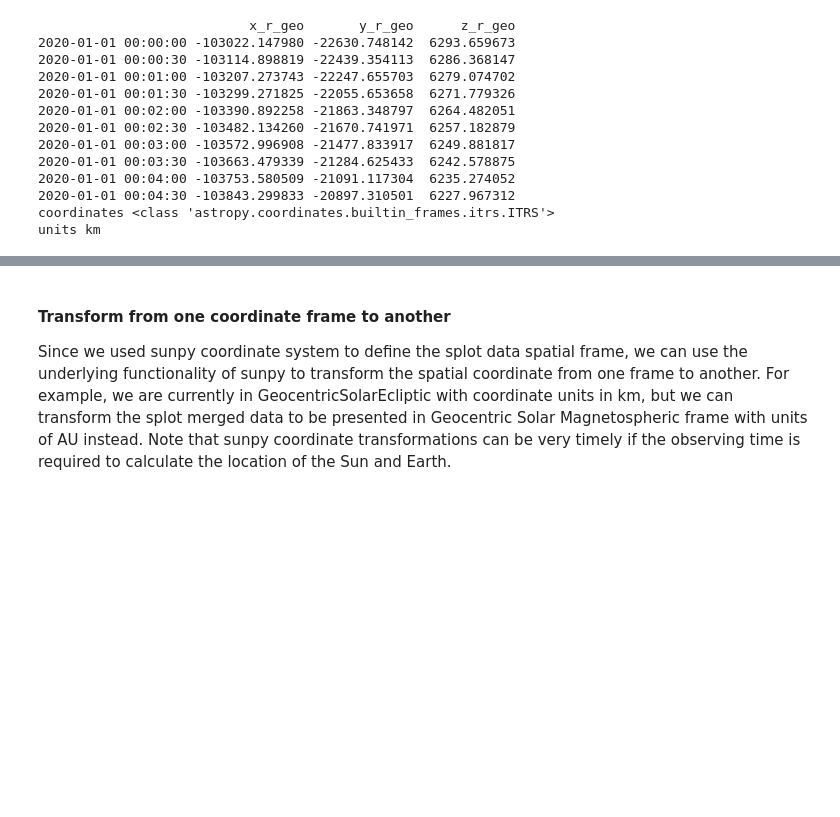
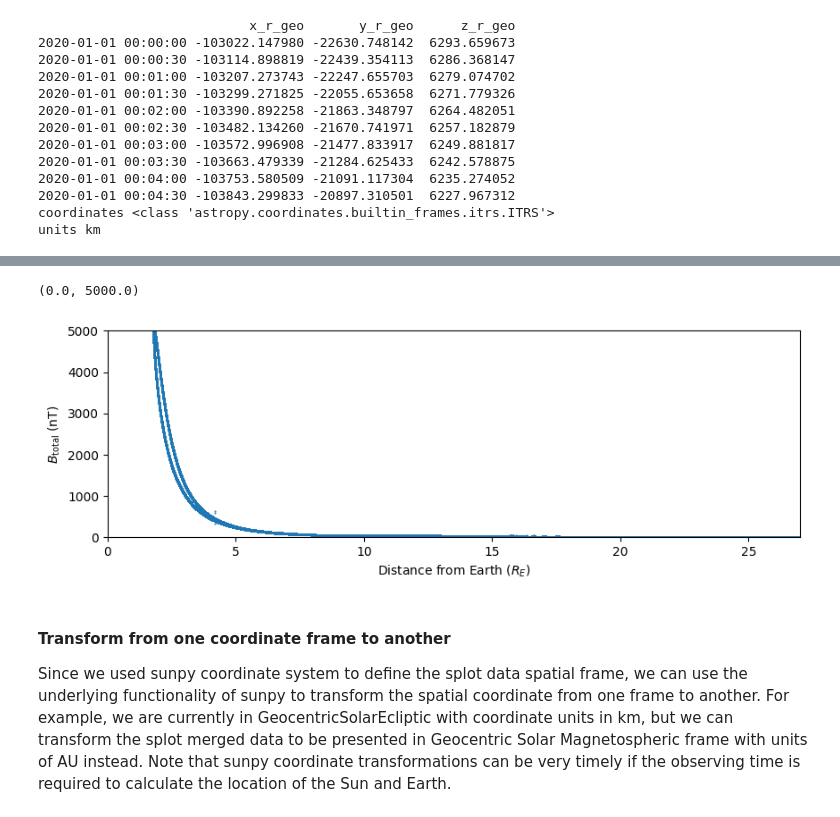
Before and after one commit to pysplot/pysplot, a Jupyter notebook: examples/getting_started.ipynb, the cells around one changed output, grey strips where cells are left out. Drawn from its saved outputs; the diff is of its cells as text; code cells hidden in the pictures; blank space fills up the shorter version.

```diff
--- a/examples/getting_started.ipynb
+++ b/examples/getting_started.ipynb
@@ -178,3 +179,13 @@ splot units 1e-09 T
+# %%
+fig, ax = plt.subplots(nrows=1, ncols=1, figsize=(10,3))
+spatial_value_plot(splot_data_obj.data, ax, 'radius', 'Bt', plotting_kwargs={'marker':'.', 'ms':1, 'ls': 'None'})
+ax.set_xlabel('Distance from Earth ($R_E$)')
+ax.set_ylabel('$B_\mathrm{total}$ (nT)')
+ax.set_xlim(0,27)
+ax.set_ylim(0,5000)
+# %% [output]
+(0.0, 5000.0)
+[figure, added]
 # %% [markdown]
 #### Transform from one coordinate frame to another
 
```
Also changed, not shown: parts of 17 cells of this notebook.
